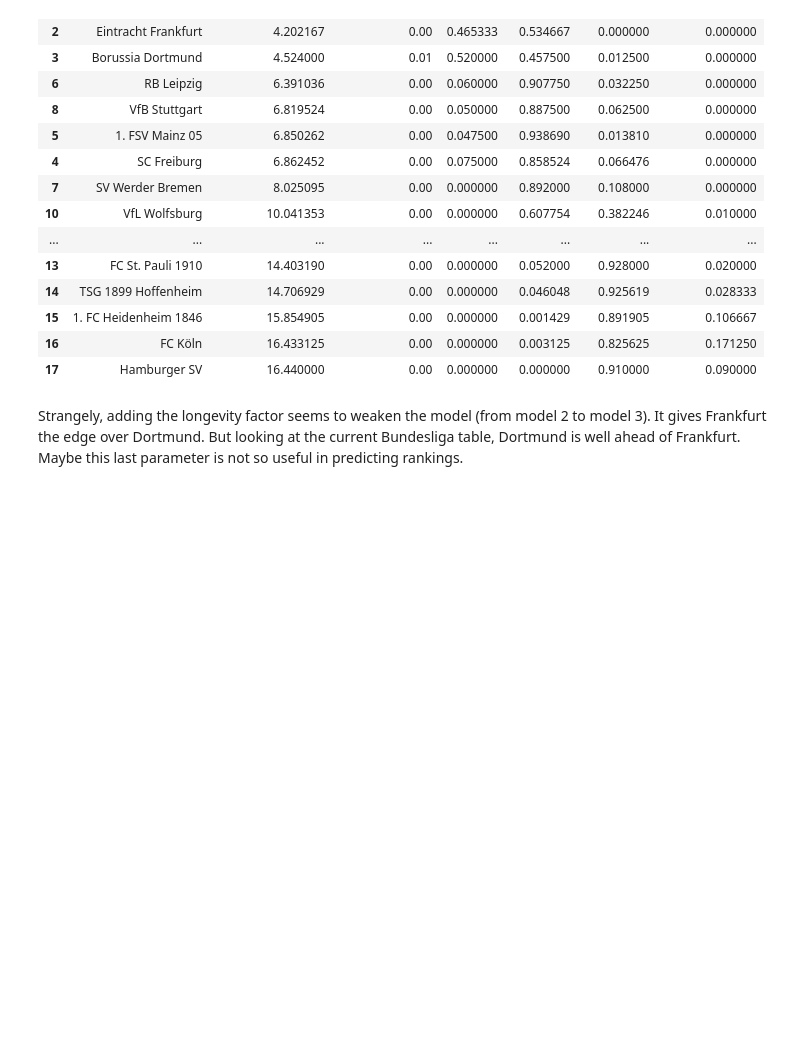
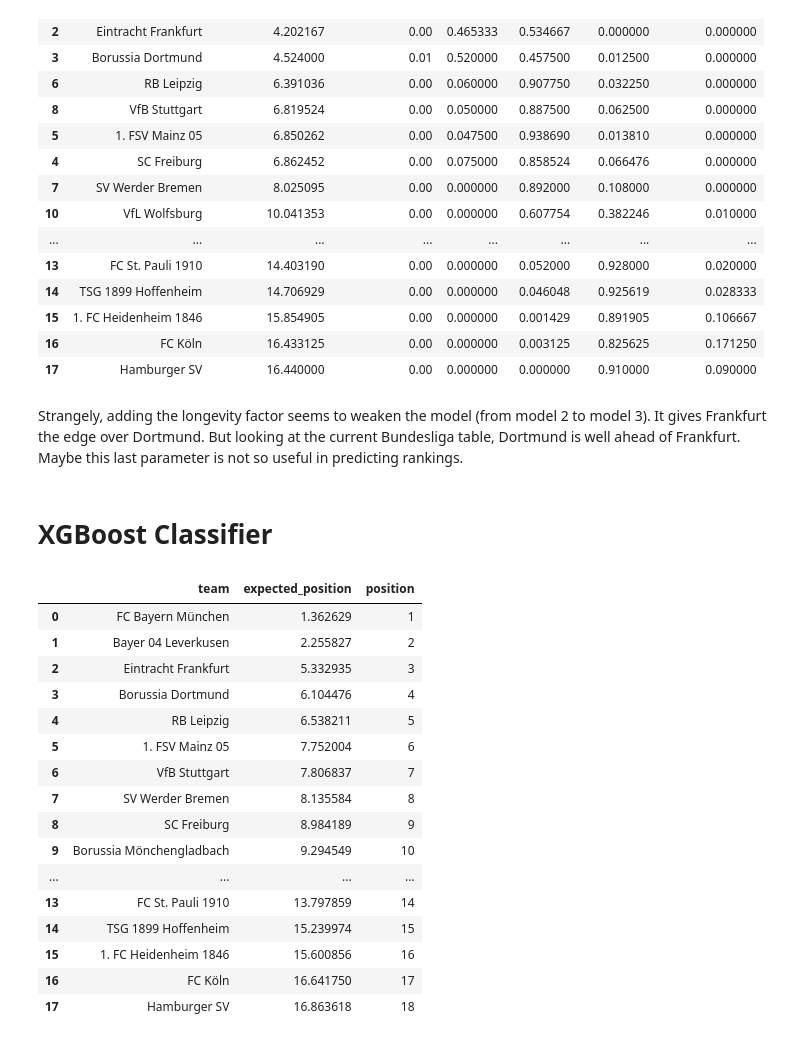
Before and after one commit to Keenan-Penner/Bundesliga_predictor, a Jupyter notebook: project.ipynb, the cells around one changed output. Saved outputs shown, nothing was run; the diff lists cells and outputs as text; code cells hidden in the pictures; blank space fills up the shorter version.

Commit message:
added XGBoost classifier

```diff
--- a/project.ipynb
+++ b/project.ipynb
@@ -857,16 +863,16 @@ LAST_SEASON_FEATURES = ["points", "win", "draw", "loss", "goals_for",
                          "goals_against", "goal_diff", "home_wins", "home_losses"]
 PRESEASON_FEATURES = ["value", "size", "age", "years_active"]
 
-def prep_data3(start_date : int, end_date : int): #end date should be 2024 (end_date is the starting year of the last fully played season)
+def prep_data3(start_date : int):
     # we prepare the training data for seasons prior to the current season
     season_tables : Dict[str, pd.DataFrame] = {}
-    for year in range(start_date, end_date + 1):
+    for year in range(start_date, 2025):
         table = create_table(year)
         # table = add_pre_season_stats(year +1, table)
         season_tables[f"{year}"] = table
     feature_rows = []
     target_rows = []
-    for i in range(start_date, end_date):
+    for i in range(start_date, 2024):
         prev_table = season_tables[f"{i}"].copy()
         curr_table = season_tables[f"{i +1}"].copy()
 
@@ -922,7 +928,7 @@ def prep_data3(start_date : int, end_date : int): #end date should be 2024 (end_
     # X_train = pd.DataFrame(feature_rows)
     # y_train = pd.Series(target_rows)
 
-    last_table = create_table(end_date)
+    last_table = create_table(2024)
     last_table[LAST_SEASON_FEATURES] = last_table[LAST_SEASON_FEATURES].astype(float) # we will be taking avg, so no longer integer valued
 
     #since we dont actually have stats for prmoted teams, we take avg stats of the relegated teams
@@ -932,8 +938,8 @@ def prep_data3(start_date : int, end_date : int): #end date should be 2024 (end_
     last_table.loc[last_table["team_name"] == "Holstein Kiel", "team_name"] = "FC Köln"
     last_table.loc[last_table["team_name"] == "VfL Bochum 1848", "team_name"] = "Hamburger SV"
 
-    last_stats = pd.read_csv(f"data/squad_values_{end_date+1}-{end_date+2}.csv")
-    last_longevity = pd.read_csv(f"data/bundesliga_longevity_{end_date+1}-{end_date+2}.csv")
+    last_stats = pd.read_csv("data/squad_values_2025-2026.csv")
+    last_longevity = pd.read_csv("data/bundesliga_longevity_2025-2026.csv")
 
     last_stats = merge_on_team_name(last_stats, "team", last_longevity, "club") #we merge the longevity and pre-season stats together
     last_table = merge_on_team_name(last_table, "team_name", last_stats, "team") #we add the stats from the current season
@@ -943,6 +949,3 @@ def prep_data3(start_date : int, end_date : int): #end date should be 2024 (end_
     latest_features_df = last_table.set_index("team_name")
     latest_features_df = latest_features_df.drop(columns= ["position"])
     return X_train, y_train, latest_features_df
-# %%
-X, y, df = prep_data3(2019, 2024)
-print(X.shape, y.shape)
@@ -965,7 +966,7 @@ functions = [prep_data, prep_data2, prep_data3]
 tables = {}
 count = 1
 for f in functions:
-        X, y, df = f(2019, 2024)
+        X, y, df = f(2019)
         model = train_model(X, y)
 
         prob = model.predict_proba(df)
@@ -1144,3 +1145,19 @@ tables["model_3"][1]
 | 17 | Hamburger SV | 16.440000 | 0.00 | 0.000000 | 0.000000 | 0.910000 | 0.090000 |
 # %% [markdown]
 Strangely, adding the longevity factor seems to weaken the model (from model 2 to model 3). It gives Frankfurt the edge over Dortmund. But looking at the current Bundesliga table, Dortmund is well ahead of Frankfurt. Maybe this last parameter is not so useful in predicting rankings.
+# %% [markdown]
+# XGBoost Classifier
+# %%
+from xgboost import XGBClassifier
+
+def train_model(X, y) -> Pipeline:
+    model = Pipeline([
+        ("rf", XGBClassifier(
+            n_estimators=100,
+            max_depth=8,
+            random_state=42,
+            eval_metric="mlogloss",  # suppresses warnings for multi-class
+        ))
+    ])
+    model.fit(X, y)
+    return model
@@ -1146,0 +1212,20 @@ Strangely, adding the longevity factor seems to weaken the model (from model 2 t
+# %%
+tables["model_2"][0]
+# %% [output]
+|  | team | expected_position | position |
+| 0 | FC Bayern München | 1.362629 | 1 |
+| 1 | Bayer 04 Leverkusen | 2.255827 | 2 |
+| 2 | Eintracht Frankfurt | 5.332935 | 3 |
+| 3 | Borussia Dortmund | 6.104476 | 4 |
+| 4 | RB Leipzig | 6.538211 | 5 |
+| 5 | 1. FSV Mainz 05 | 7.752004 | 6 |
+| 6 | VfB Stuttgart | 7.806837 | 7 |
+| 7 | SV Werder Bremen | 8.135584 | 8 |
+| 8 | SC Freiburg | 8.984189 | 9 |
+| 9 | Borussia Mönchengladbach | 9.294549 | 10 |
+| ... | ... | ... | ... |
+| 13 | FC St. Pauli 1910 | 13.797859 | 14 |
+| 14 | TSG 1899 Hoffenheim | 15.239974 | 15 |
+| 15 | 1. FC Heidenheim 1846 | 15.600856 | 16 |
+| 16 | FC Köln | 16.641750 | 17 |
+| 17 | Hamburger SV | 16.863618 | 18 |
```
Also changed, not shown: parts of 18 cells of this notebook.
